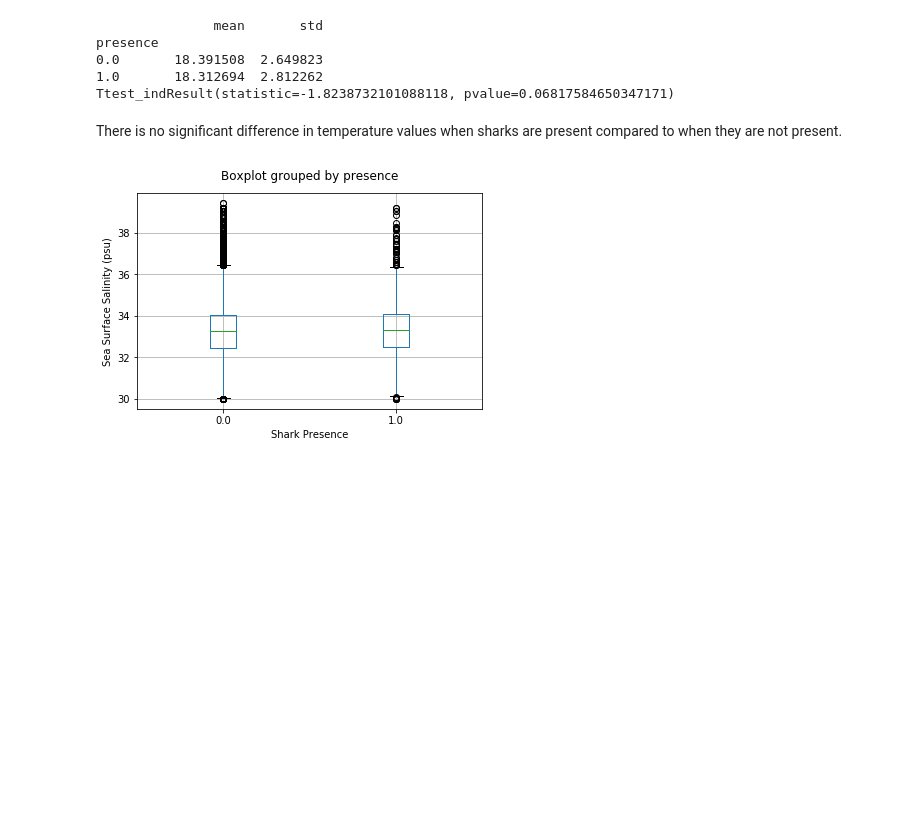
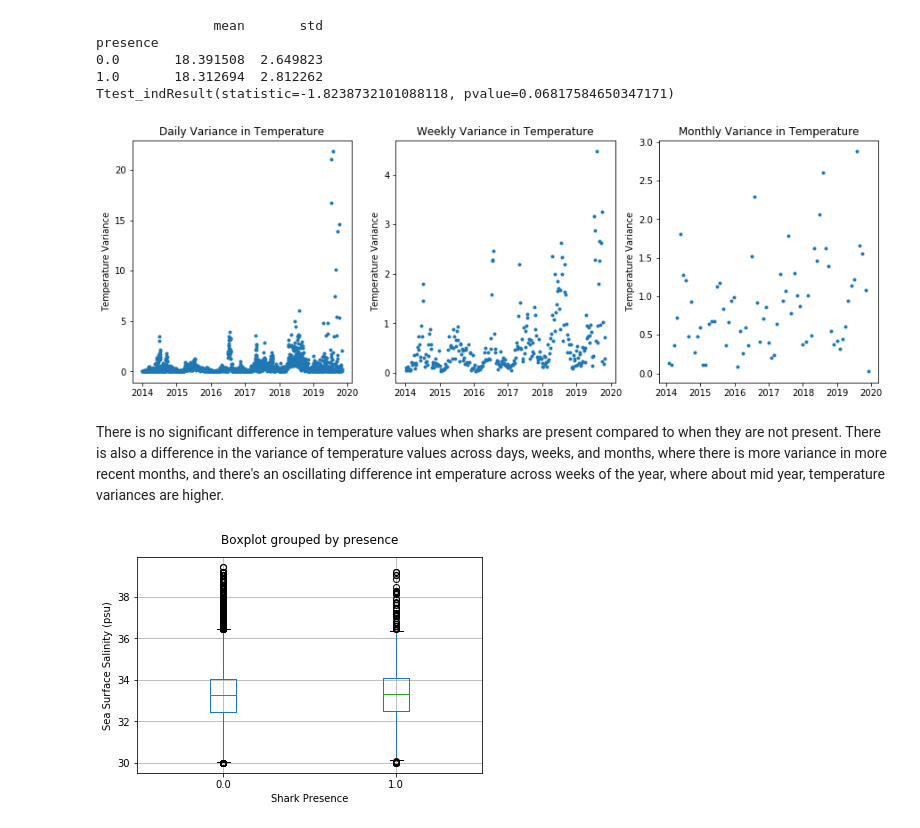
Before and after one commit to echelleburns/SpringBoard-Capstone1, a Jupyter notebook: Prelim_Data_Analysis/Presence v Absence.ipynb, the cells around one changed output. Drawn from its saved outputs; the diff is of its cells as text; code cells hidden in the pictures; blank space fills up the shorter version.

Commit message:
added variance over time

```diff
--- a/Prelim_Data_Analysis/Presence v Absence.ipynb
+++ b/Prelim_Data_Analysis/Presence v Absence.ipynb
@@ -52,8 +86,32 @@ presence
 0.0       18.391508  2.649823
 1.0       18.312694  2.812262
 Ttest_indResult(statistic=-1.8238732101088118, pvalue=0.06817584650347171)
+# %%
+# How does temperature change over the course of days, months, or weeks?
+over_time = dat.copy() # create a dataframe copy
+over_time = over_time.set_index('Date') # set the date as the index
+
+fig, (ax1, ax2, ax3) = plt.subplots(1,3, figsize=(15,5)) # initialize plot
+
+days = over_time.TempC.resample('D').var() # resample daily
+ax1.plot(days, marker='.', linestyle='None') # plot
+ax1.set_ylabel('Temperature Variance')
+ax1.set_title('Daily Variance in Temperature')
+
+weeks = over_time.TempC.resample('W').var() # resample weekly
+ax2.plot(weeks, marker='.', linestyle='None') # plot
+ax2.set_ylabel('Temperature Variance')
+ax2.set_title('Weekly Variance in Temperature')
+
+months = over_time.TempC.resample('M').var() # resample monthly
+ax3.plot(months, marker='.', linestyle='None') # plot
+ax3.set_ylabel('Temperature Variance')
+ax3.set_title('Monthly Variance in Temperature')
+plt.show() # show plot
+# %% [output]
+[figure, added]
 # %% [markdown]
-There is no significant difference in temperature values when sharks are present compared to when they are not present.
+There is no significant difference in temperature values when sharks are present compared to when they are not present. There is also a difference in the variance of temperature values across days, weeks, and months, where there is more variance in more recent months, and there's an oscillating difference int emperature across weeks of the year, where about mid year, temperature variances are higher.
 # %%
 # Plot the salinity ranges for presence vs absence
 dat.boxplot('Sal', 'presence')
```
Also changed, not shown: parts of 7 cells of this notebook.
